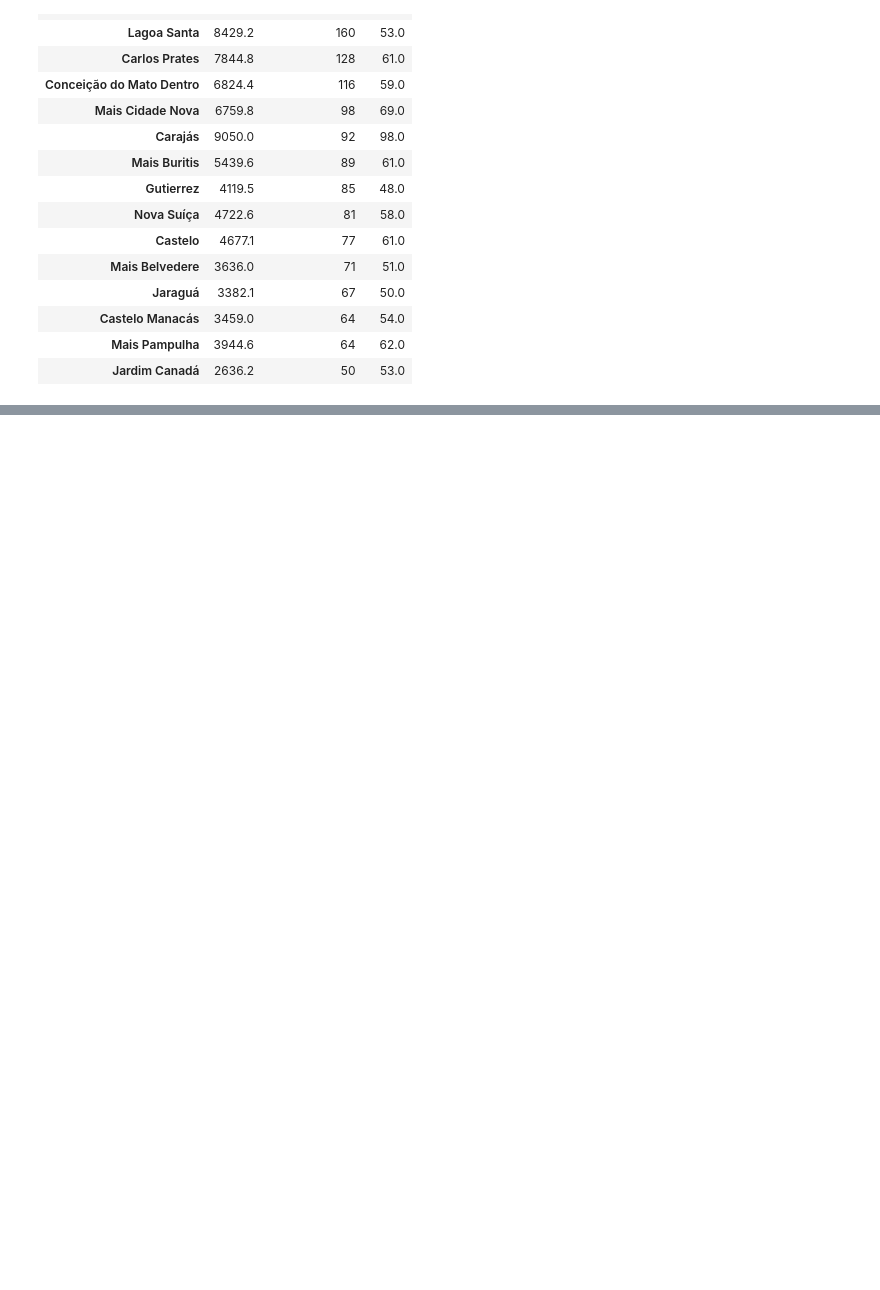
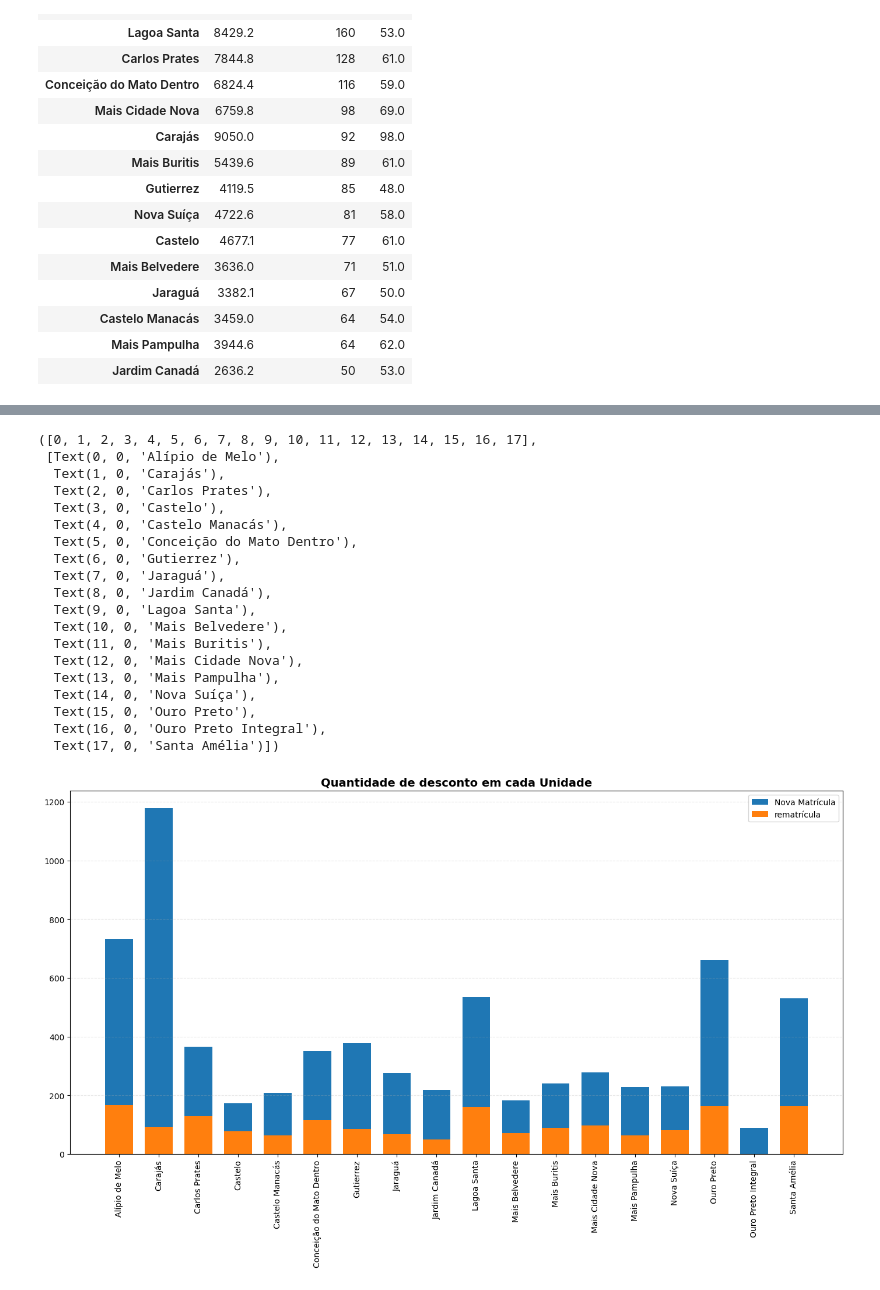
Before and after one commit to ThalesMelo1/Coleguium-Entrevista, a Jupyter notebook: Code/Análise_3.ipynb, the cells around one changed output, grey strips where cells are left out. Saved outputs shown, nothing was run; the diff lists cells and outputs as text; code cells hidden in the pictures; blank space fills up the shorter version.

```diff
--- a/Code/Análise_3.ipynb
+++ b/Code/Análise_3.ipynb
@@ -243,0 +277,33 @@ plt.xticks(rotation=90)
+# %%
+fig = plt.subplots(figsize=(14, 7))
+
+plt.bar(plt1['Unidade'], plt1['numDescontos'], width= 0.7, label = 'Nova Matrícula')
+plt.bar(plt2['Unidade'], plt2['numDescontos'], width = 0.7, label = 'rematrícula')
+
+plt.grid(axis='y', linestyle='--', alpha=0.3)
+plt.yticks(fontsize=10)
+plt.title('Quantidade de desconto em cada Unidade', fontsize=14, weight='bold')
+plt.tight_layout()
+plt.legend()
+plt.xticks(rotation=90)
+# %% [output]
+([0, 1, 2, 3, 4, 5, 6, 7, 8, 9, 10, 11, 12, 13, 14, 15, 16, 17],
+ [Text(0, 0, 'Alípio de Melo'),
+  Text(1, 0, 'Carajás'),
+  Text(2, 0, 'Carlos Prates'),
+  Text(3, 0, 'Castelo'),
+  Text(4, 0, 'Castelo Manacás'),
+  Text(5, 0, 'Conceição do Mato Dentro'),
+  Text(6, 0, 'Gutierrez'),
+  Text(7, 0, 'Jaraguá'),
+  Text(8, 0, 'Jardim Canadá'),
+  Text(9, 0, 'Lagoa Santa'),
+  Text(10, 0, 'Mais Belvedere'),
+  Text(11, 0, 'Mais Buritis'),
+  Text(12, 0, 'Mais Cidade Nova'),
+  Text(13, 0, 'Mais Pampulha'),
+  Text(14, 0, 'Nova Suíça'),
+  Text(15, 0, 'Ouro Preto'),
+  Text(16, 0, 'Ouro Preto Integral'),
+  Text(17, 0, 'Santa Amélia')])
+[figure, added]
```
Also changed, not shown: parts of 7 cells of this notebook, 1 other file.
